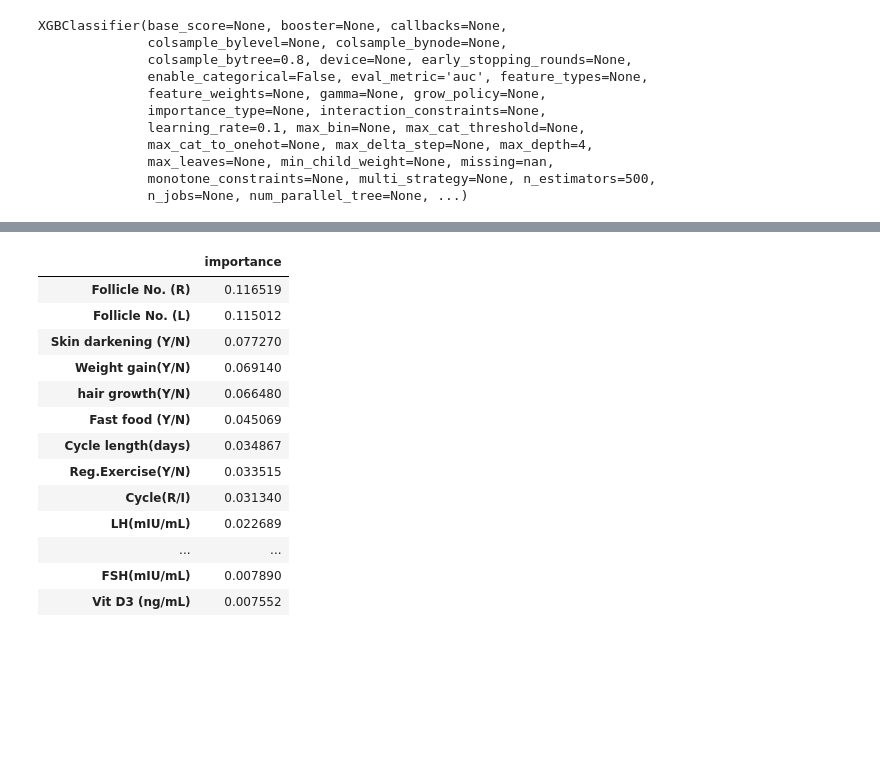
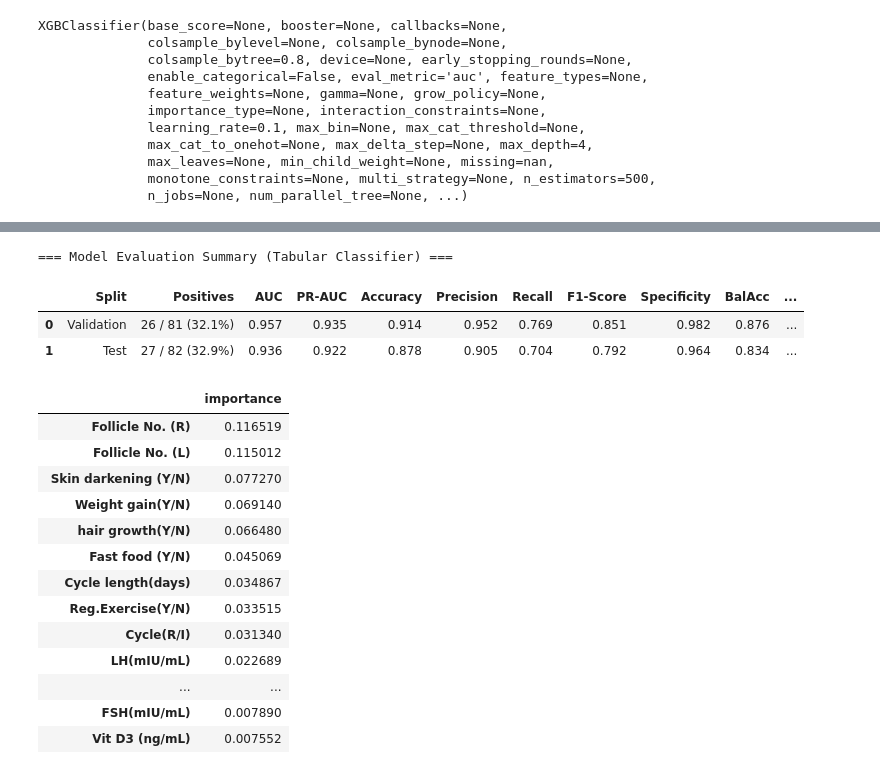
Before and after one commit to Xerass/PCOS_ML, a Jupyter notebook: TabularModel/tabularmodel.ipynb, the cells around one changed output, grey strips where cells are left out. Saved outputs shown, nothing was run; the diff lists cells and outputs as text; code cells hidden in the pictures; blank space fills up the shorter version.

Commit message:
added better stats summary

```diff
--- a/TabularModel/tabularmodel.ipynb
+++ b/TabularModel/tabularmodel.ipynb
@@ -230,3 +293,46 @@ weighted avg     0.9168    0.9136    0.9109        81
+# %%
+import pandas as pd
+
+# ---- Make tabular summary for paper/report ----
+summary_df = pd.DataFrame([
+    {
+        "Split": "Validation",
+        "Positives": f"{val_summary['pos']} / {val_summary['n']} ({100*val_summary['base_rate']:.1f}%)",
+        "AUC": f"{val_summary['AUC']:.3f}",
+        "PR-AUC": f"{val_summary['AP']:.3f}",
+        "Accuracy": f"{val_summary['ACC@0.5']:.3f}",
+        "Precision": f"{val_summary['Precision@0.5']:.3f}",
+        "Recall": f"{val_summary['Recall@0.5']:.3f}",
+        "F1-Score": f"{val_summary['F1@0.5']:.3f}",
+        "Specificity": f"{val_summary['Specificity@0.5']:.3f}",
+        "BalAcc": f"{val_summary['BalancedAcc@0.5']:.3f}",
+        "MCC": f"{val_summary['MCC@0.5']:.3f}"
+    },
+    {
+        "Split": "Test",
+        "Positives": f"{test_summary['pos']} / {test_summary['n']} ({100*test_summary['base_rate']:.1f}%)",
+        "AUC": f"{test_summary['AUC']:.3f}",
+        "PR-AUC": f"{test_summary['AP']:.3f}",
+        "Accuracy": f"{test_summary['ACC@0.5']:.3f}",
+        "Precision": f"{test_summary['Precision@0.5']:.3f}",
+        "Recall": f"{test_summary['Recall@0.5']:.3f}",
+        "F1-Score": f"{test_summary['F1@0.5']:.3f}",
+        "Specificity": f"{test_summary['Specificity@0.5']:.3f}",
+        "BalAcc": f"{test_summary['BalancedAcc@0.5']:.3f}",
+        "MCC": f"{test_summary['MCC@0.5']:.3f}"
+    }
+])
+
+# Display neatly in Jupyter / console
+print("\n=== Model Evaluation Summary (Tabular Classifier) ===")
+display(summary_df.style.set_table_styles(
+    [{"selector": "th", "props": [("text-align", "center"), ("font-weight", "bold")]}]
+).set_properties(**{"text-align": "center"}))
+# %% [output]
+=== Model Evaluation Summary (Tabular Classifier) ===
+|  | Split | Positives | AUC | PR-AUC | Accuracy | Precision | Recall | F1-Score | Specificity | BalAcc | ... |
+| 0 | Validation | 26 / 81 (32.1%) | 0.957 | 0.935 | 0.914 | 0.952 | 0.769 | 0.851 | 0.982 | 0.876 | ... |
+| 1 | Test | 27 / 82 (32.9%) | 0.936 | 0.922 | 0.878 | 0.905 | 0.704 | 0.792 | 0.964 | 0.834 | ... |
 # %%
 fi = (
     pd.Series(model.feature_importances_, index=X_train.columns)
```
Also changed, not shown: parts of 1 cell of this notebook, 1 other file.
